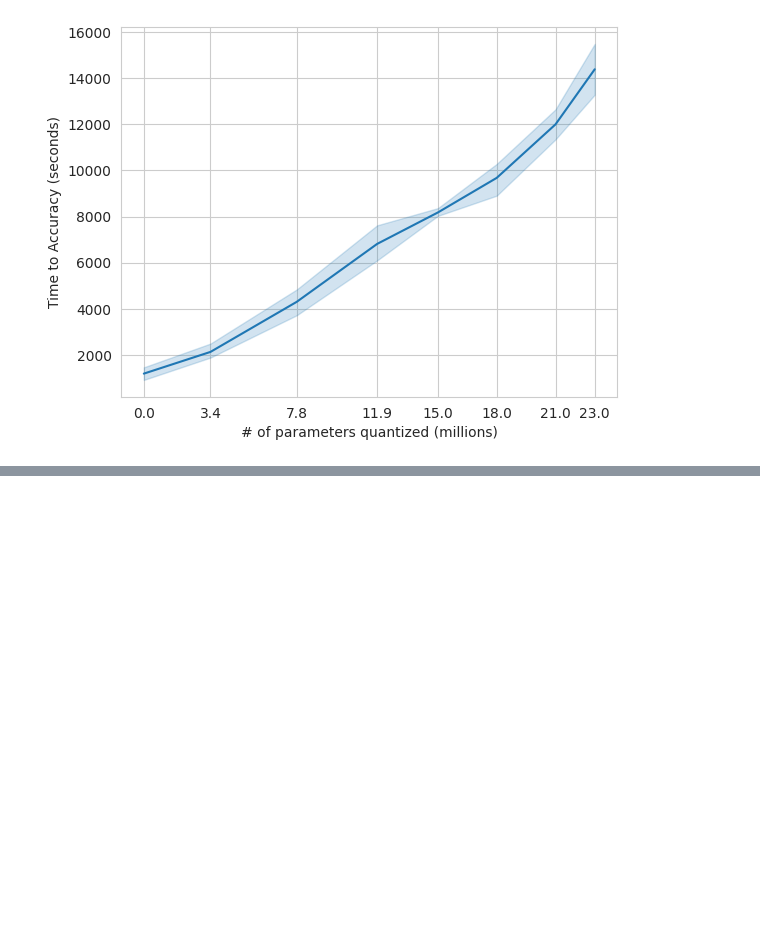
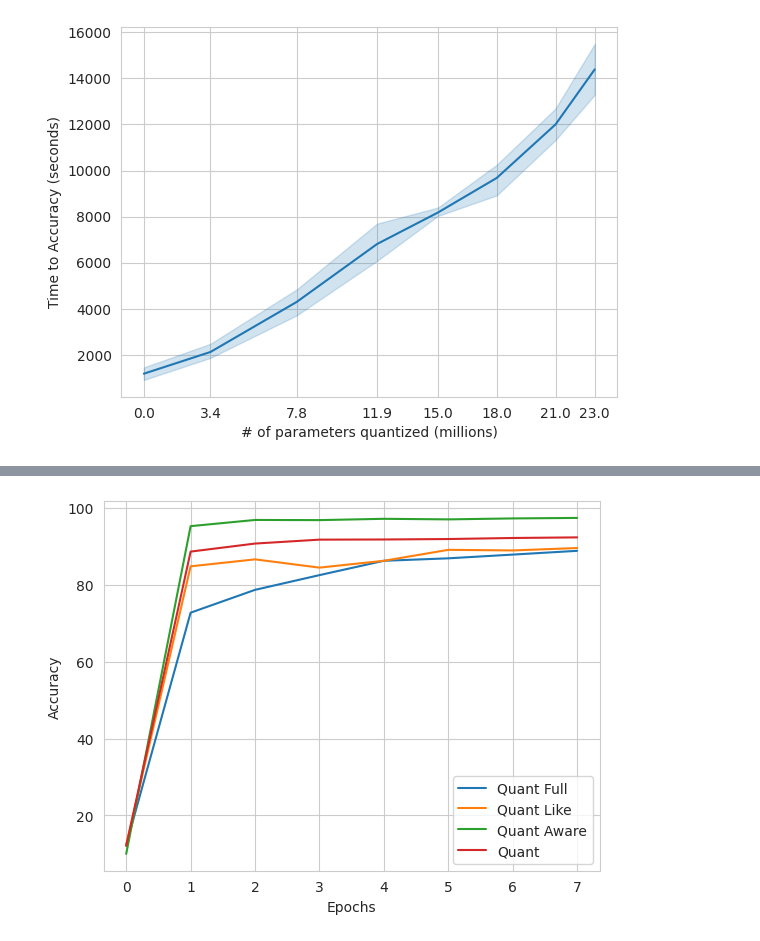
Before and after one commit to zevbo/CS243-final-project, a Jupyter notebook: Plotting.ipynb, the cells around one changed output, grey strips where cells are left out. Saved outputs shown, nothing was run; the diff lists cells and outputs as text; code cells hidden in the pictures; blank space fills up the shorter version.

```diff
--- a/Plotting.ipynb
+++ b/Plotting.ipynb
@@ -63,0 +103,16 @@ plt.savefig("V100_TF_MEM.png")
+# %%
+# X axis (epochs):
+x = [0, 1, 2, 3, 4, 5, 6, 7]
+# %%
+y_quant_full_cor = np.array([0.1233, 0.7275, 0.7869, 0.8252, 0.8625, 0.8689, 0.8786, 0.8884])
+y_quant_style_cor = np.array([0.1233, 0.8481, 0.8662, 0.8447, 0.8625, 0.891, 0.8894, 0.8957])
+y_quant_aware_cor = np.array([0.1, 0.9526, 0.9687, 0.9683, 0.9717, 0.9702, 0.9727, 0.9740])
+y_quant_cor = np.array([0.120800, 0.886400, 0.907300, 0.917500, 0.917900, 0.919100, 0.921800, 0.923400])
+# %%
+data = {'Epochs': x,
+        'Quant Full': y_quant_full_cor * 100,
+        'Quant Like': y_quant_style_cor * 100,
+        'Quant Aware': y_quant_aware_cor * 100,
+        'Quant': y_quant_cor * 100}
+df = pd.DataFrame(data)
+df.head()
@@ -63,0 +126,4 @@ plt.savefig("V100_TF_MEM.png")
+# %%
+# long format
+df_melted = df.melt('Epochs', var_name='Variable', value_name='Value')
+df_melted.head()
@@ -63,0 +137,14 @@ plt.savefig("V100_TF_MEM.png")
+# %%
+# Plot using lineplot
+sns.lineplot(data=df_melted, x='Epochs', y='Value', hue='Variable')
+
+# Set labels and title
+plt.xlabel('Epochs')
+plt.ylabel('Accuracy')
+
+# Show the plot
+plt.legend(loc='best')  # Optional: Adjust legend position
+plt.savefig('miniqmlgraph1.png')
+plt.show()
+# %% [output]
+[figure, added]
```
Also changed, not shown: parts of 15 cells of this notebook, 6 other files.
